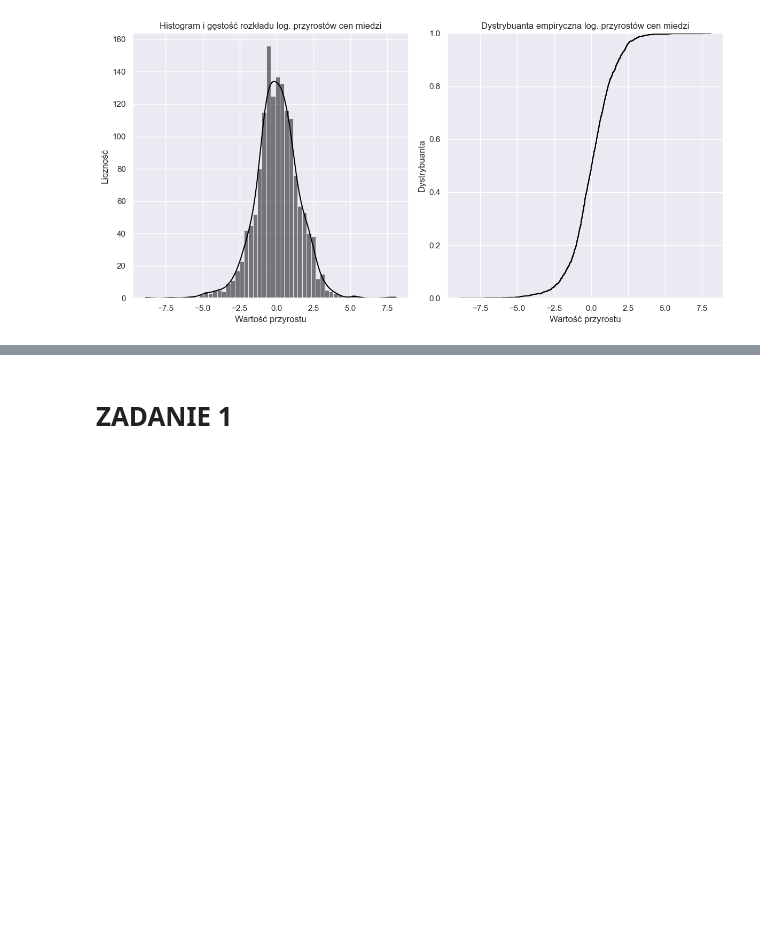
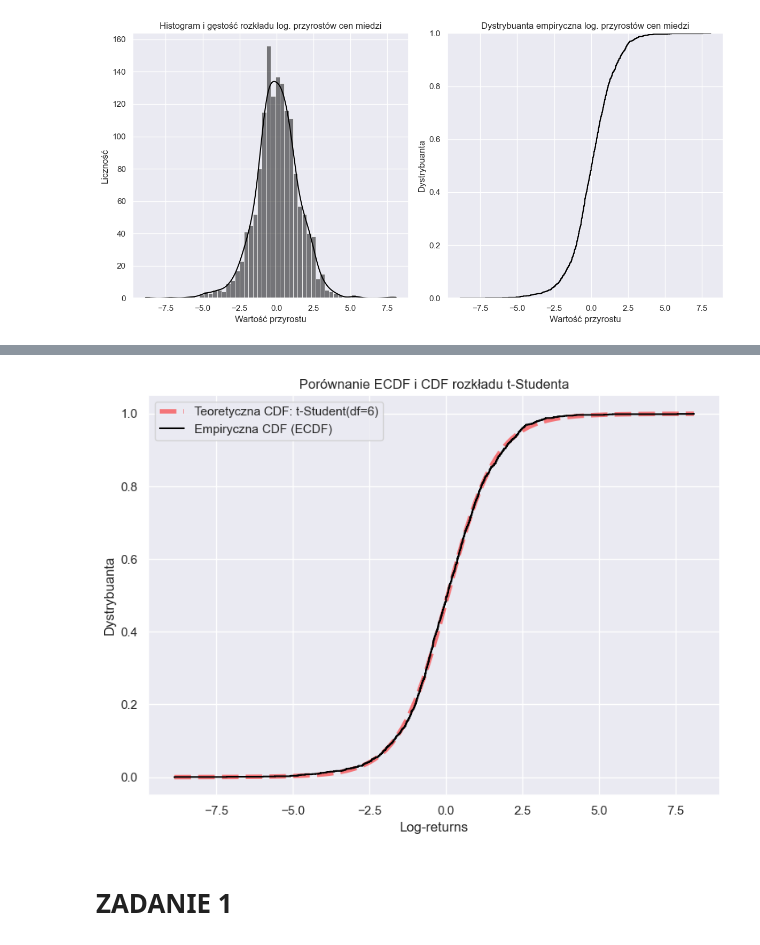
Before and after one commit to mathieuboro/nvidia_risk_management, a Jupyter notebook: projekt-3.ipynb, the cells around one changed output, grey strips where cells are left out. Saved outputs shown, nothing was run; the diff lists cells and outputs as text; code cells hidden in the pictures; blank space fills up the shorter version.

```diff
--- a/projekt-3.ipynb
+++ b/projekt-3.ipynb
@@ -104,5 +104,25 @@ Statystyka: 0.0173, p-wartość: 0.7526
 Wynik testu Kolmogorova-Smirnova:
 Nie ma podstaw do odrzucenia hipotezy zerowej: dane mogą pochodzić z rozkładu t-Studenta.
+# %%
+ecdf = ECDF(log_returns_copper)
+
+# Siatka do wykresu
+x = np.linspace(min(log_returns_copper), max(log_returns_copper), 1000)
+t_cdf = st.t.cdf(x, df=d_f, loc=loc, scale=sc)
+
+# Wykres
+plt.figure(figsize=(8, 6))
+plt.plot(x, t_cdf, label=f'Teoretyczna CDF: t-Student(df={d_f})', color='red', linewidth=4, alpha=0.5, linestyle='dashed')
+plt.step(ecdf.x, ecdf.y, label='Empiryczna CDF (ECDF)', where='post', color='black')
+plt.title('Porównanie ECDF i CDF rozkładu t-Studenta')
+plt.xlabel('Log-returns')
+plt.ylabel('Dystrybuanta')
+plt.legend()
+plt.grid(True)
+plt.tight_layout()
+plt.show()
+# %% [output]
+[figure, added]
 # %% [markdown]
 # ZADANIE 1
 # %% [markdown]
```
Also changed, not shown: parts of 14 cells of this notebook.
